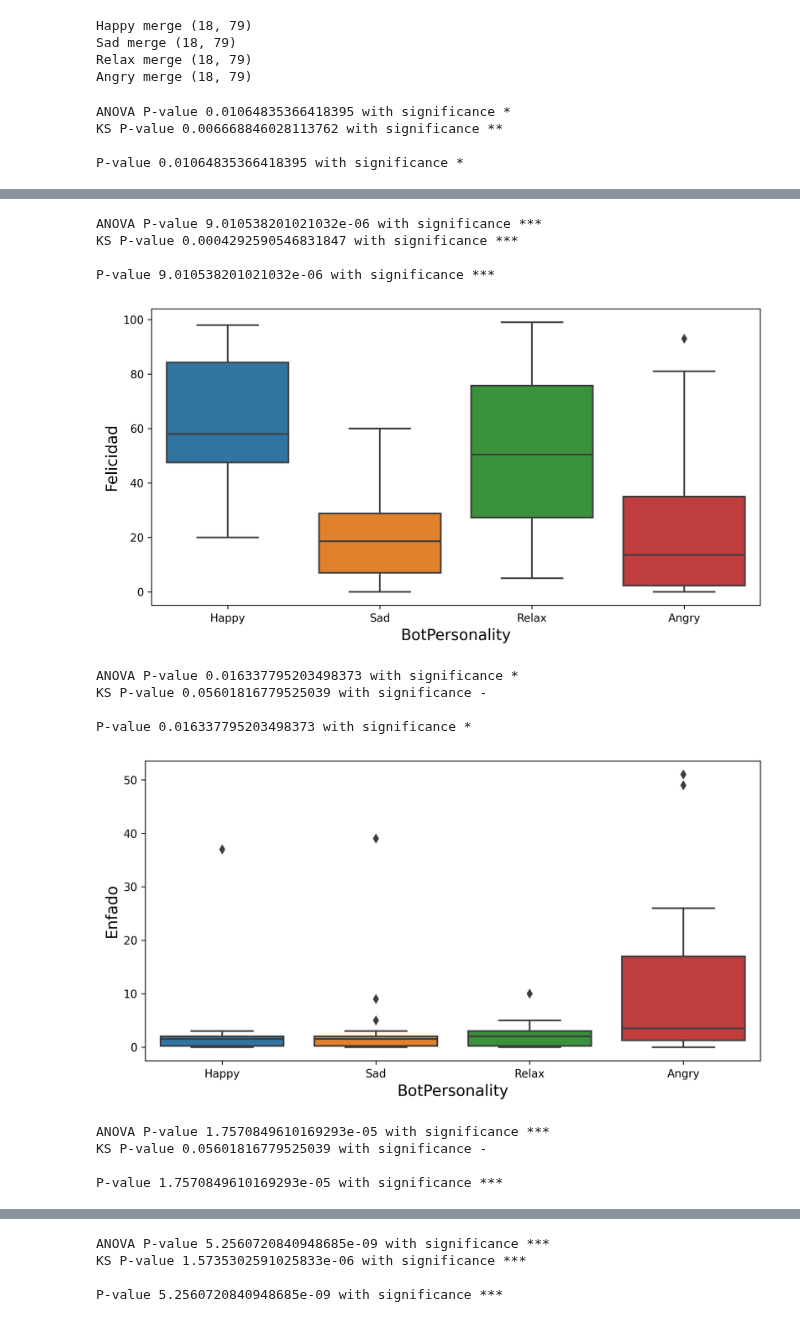
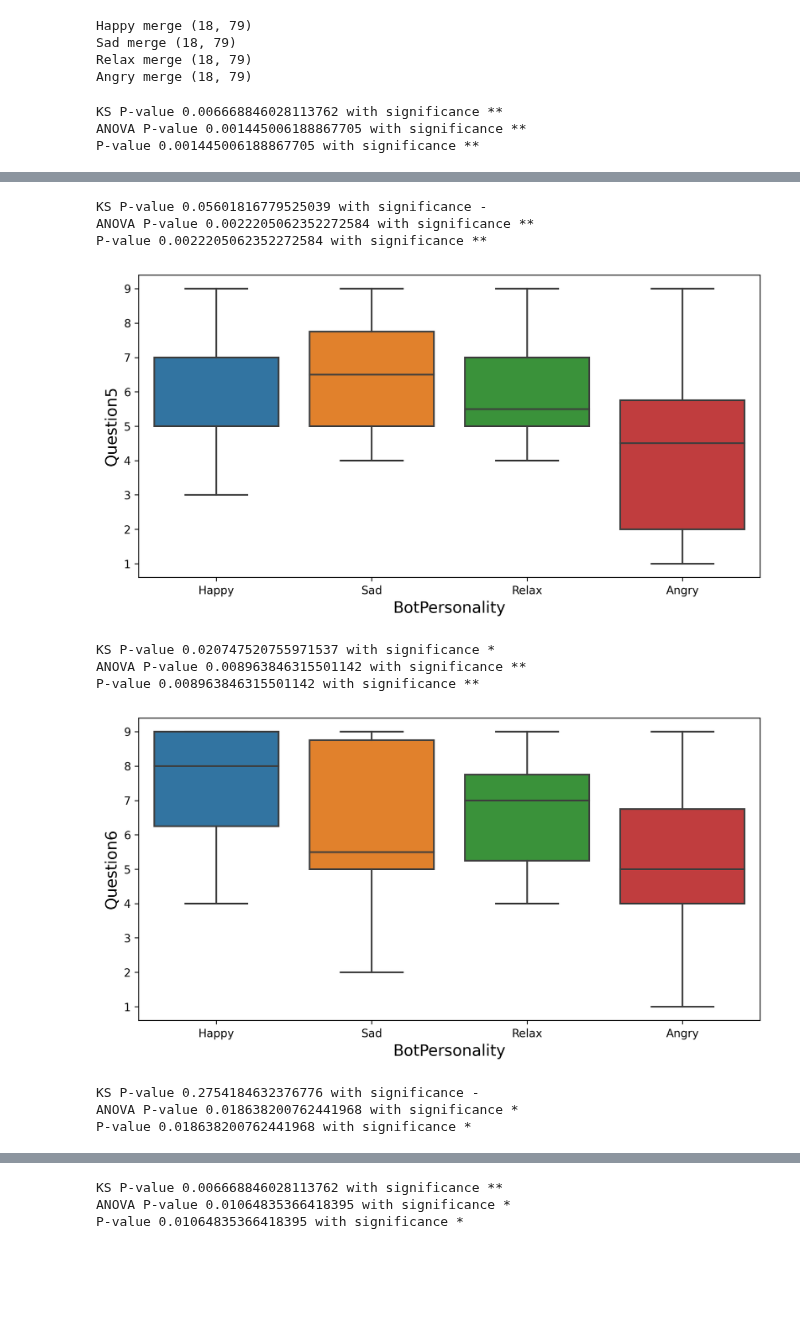
Before and after one commit to ASAPLableni/LableniBot, a Jupyter notebook: DataAnalysis/MergeConversdationsCuestAnalysis.ipynb, the cells around one changed output, grey strips where cells are left out. Saved outputs shown, nothing was run; the diff lists cells and outputs as text; code cells hidden in the pictures; blank space fills up the shorter version.

```diff
--- a/DataAnalysis/MergeConversdationsCuestAnalysis.ipynb
+++ b/DataAnalysis/MergeConversdationsCuestAnalysis.ipynb
@@ -68,7 +68,9 @@ Angry merge (18, 79)
 df_cp = pd.concat([df_happy_merge, df_sad_merge, df_relax_merge, df_angry_merge]).reset_index(drop=True)
 # %%
 numerical_features = [
-    'Disgusto', 'Felicidad', 'Enfado', 'Miedo', 'Relajado',
+    'Question1', 'Question2',
+    'Question3', 'Question4', 'Question5', 'Question6', 'Question7',
+    'Question8', 'Disgusto', 'Felicidad', 'Enfado', 'Miedo', 'Relajado',
     'Sorpresa', 'Tristeza', 'Disgusto.1', 'Felicidad.1', 'Enfado.1',
     'Miedo.1', 'Relajado.1', 'Sorpresa.1', 'Tristeza.1'
 ]
@@ -78,14 +80,12 @@ for col in numerical_features:
     _, p_value_anova = sp.stats.f_oneway(*group_list)
     _, p_value_ks = sp.stats.kstest(*group_list)
     if p_value_anova < 0.05 or p_value_ks < 0.05:
+        print("KS P-value", p_value_ks, "with significance", aute.get_p_string(p_value_ks))
         print("ANOVA P-value", p_value_anova, "with significance", aute.get_p_string(p_value_anova))
-        print("KS P-value", p_value_ks, "with significance", aute.get_p_string(p_value_ks))
-        print()
         aute.make_binary_plot(data=df_cp,
                               x_feat="BotPersonality", x_name="BotPersonality",
                               y_feat=col, y_name=col)
 # %% [output]
-ANOVA P-value 0.01064835366418395 with significance *
 KS P-value 0.006668846028113762 with significance **
-
-P-value 0.01064835366418395 with significance *
+ANOVA P-value 0.001445006188867705 with significance **
+P-value 0.001445006188867705 with significance **
@@ -93,14 +93,11 @@ P-value 0.01064835366418395 with significance *
-ANOVA P-value 9.010538201021032e-06 with significance ***
-KS P-value 0.0004292590546831847 with significance ***
-
-P-value 9.010538201021032e-06 with significance ***
+KS P-value 0.05601816779525039 with significance -
+ANOVA P-value 0.0022205062352272584 with significance **
+P-value 0.0022205062352272584 with significance **
-[figure, old version]
+[figure, new version]
-ANOVA P-value 0.016337795203498373 with significance *
-KS P-value 0.05601816779525039 with significance -
-
-P-value 0.016337795203498373 with significance *
+KS P-value 0.020747520755971537 with significance *
+ANOVA P-value 0.008963846315501142 with significance **
+P-value 0.008963846315501142 with significance **
-[figure, old version]
+[figure, new version]
-ANOVA P-value 1.7570849610169293e-05 with significance ***
-KS P-value 0.05601816779525039 with significance -
-
-P-value 1.7570849610169293e-05 with significance ***
+KS P-value 0.2754184632376776 with significance -
+ANOVA P-value 0.018638200762441968 with significance *
+P-value 0.018638200762441968 with significance *
@@ -108,4 +105,3 @@ P-value 1.7570849610169293e-05 with significance ***
-ANOVA P-value 5.2560720840948685e-09 with significance ***
-KS P-value 1.5735302591025833e-06 with significance ***
-
-P-value 5.2560720840948685e-09 with significance ***
+KS P-value 0.006668846028113762 with significance **
+ANOVA P-value 0.01064835366418395 with significance *
+P-value 0.01064835366418395 with significance *
```
Also changed, not shown: parts of 1 cell of this notebook, 1 other file.
